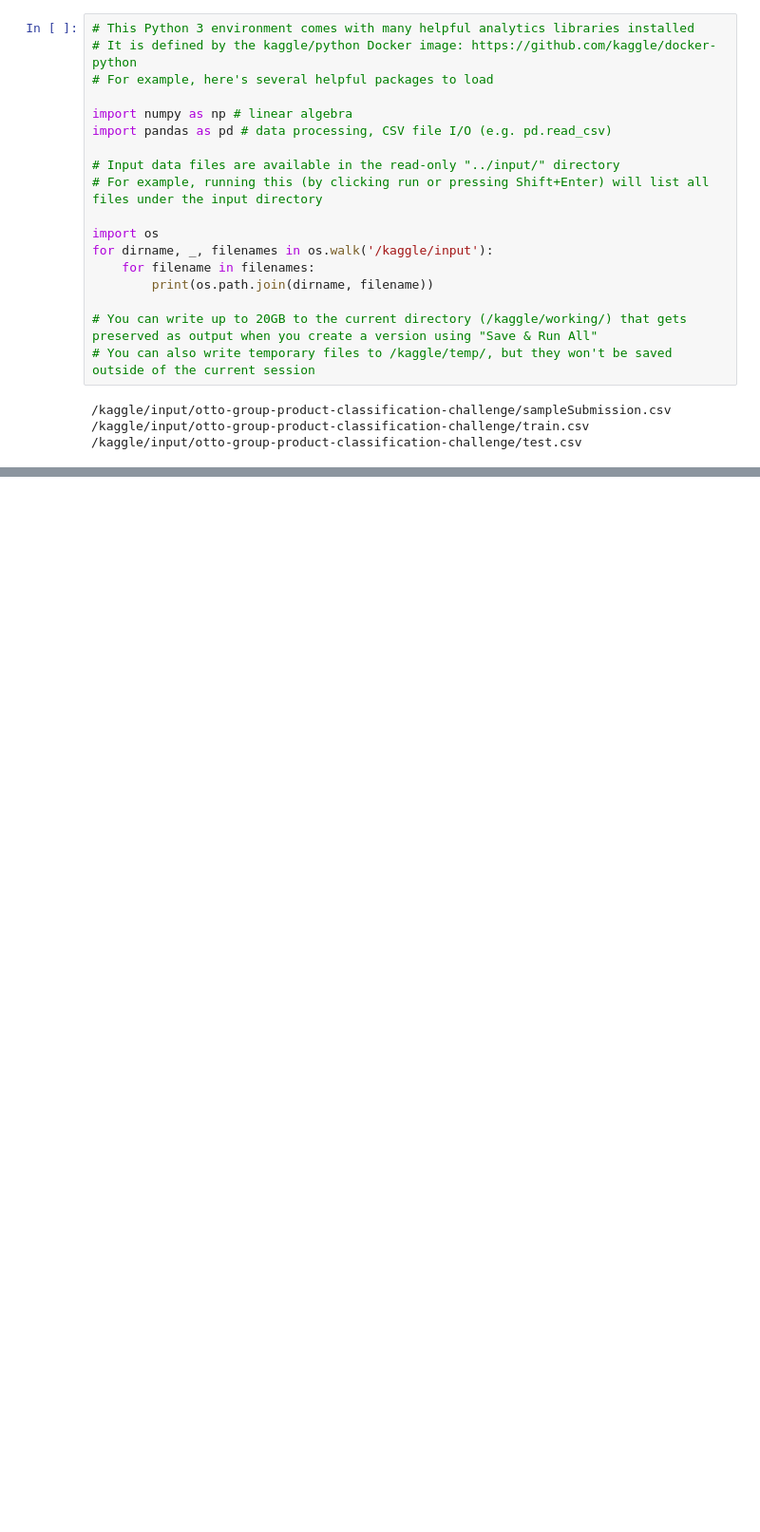
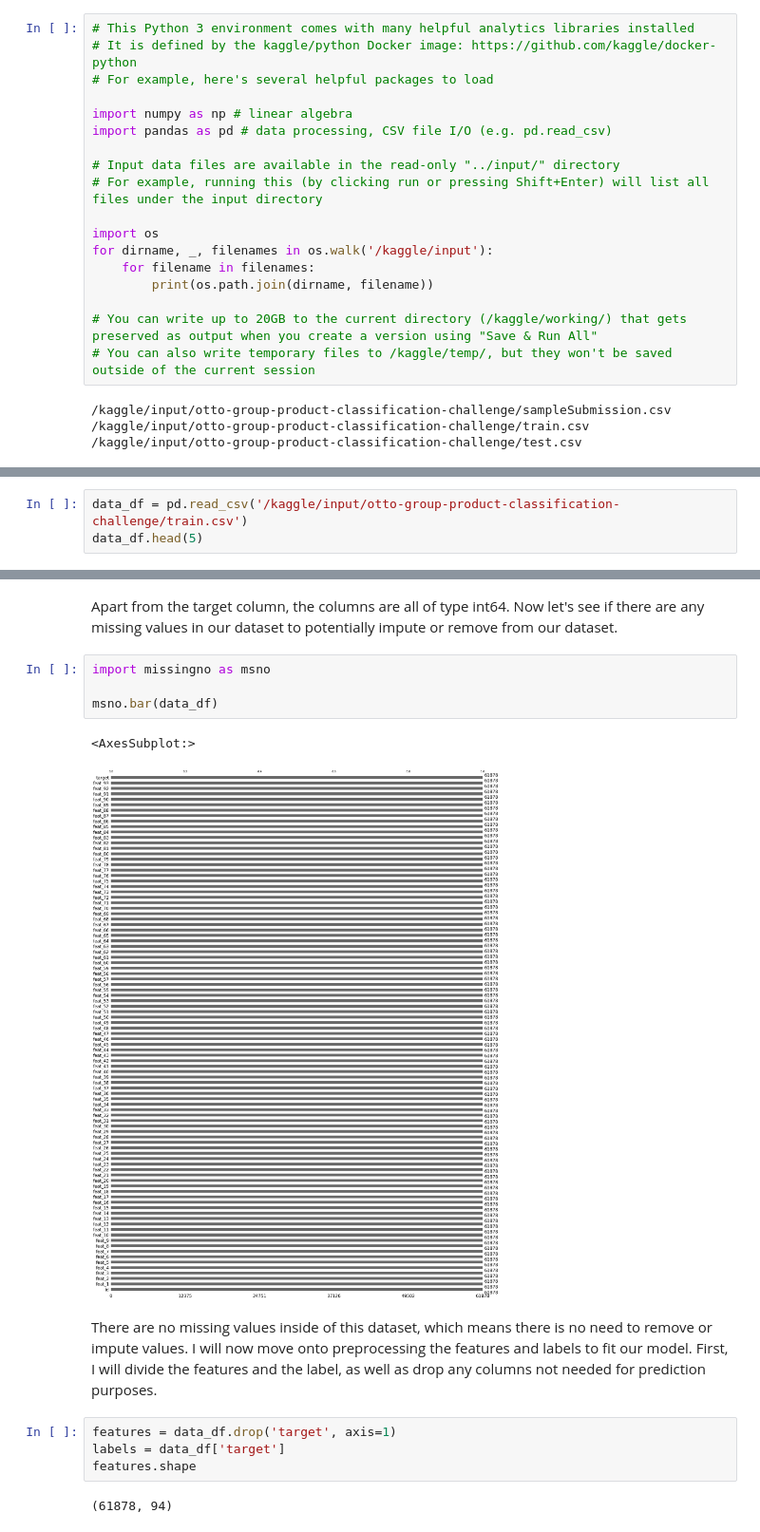
Before and after one commit to clementbowe14/ml-class, a Jupyter notebook: crate_and_barrel.ipynb, the cells around one changed output, grey strips where cells are left out. Shown: that part at 95% size. Cells and saved outputs as stored; diff of their text form; blank space fills up the shorter version.

Commit message:
Kaggle Notebook | crate_and_barrel | Version 2

```diff
--- a/crate_and_barrel.ipynb
+++ b/crate_and_barrel.ipynb
@@ -22,0 +25,3 @@ for dirname, _, filenames in os.walk('/kaggle/input'):
+# %%
+data_df = pd.read_csv('/kaggle/input/otto-group-product-classification-challenge/train.csv')
+data_df.head(5)
@@ -22,0 +58,17 @@ for dirname, _, filenames in os.walk('/kaggle/input'):
+# %% [markdown]
+Apart from the target column, the columns are all of type int64. Now let's see if there are any missing values in our dataset to potentially impute or remove from our dataset.
+# %%
+import missingno as msno
+
+msno.bar(data_df)
+# %% [output]
+<AxesSubplot:>
+[figure, added]
+# %% [markdown]
+There are no missing values inside of this dataset, which means there is no need to remove or impute values. I will now move onto preprocessing the features and labels to fit our model. First, I will divide the features and the  label, as well as drop any columns not needed for prediction purposes.
+# %%
+features = data_df.drop('target', axis=1)
+labels = data_df['target']
+features.shape
+# %% [output]
+(61878, 94)
```
Also changed, not shown: parts of 26 cells of this notebook.
